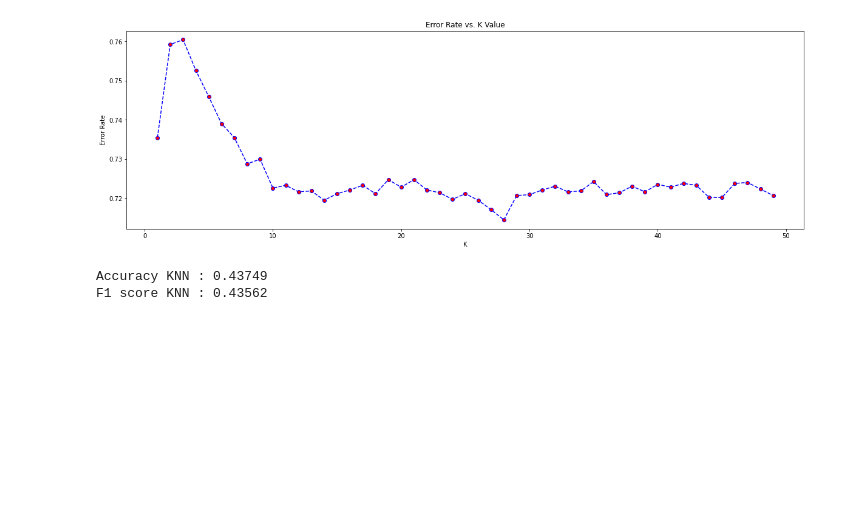
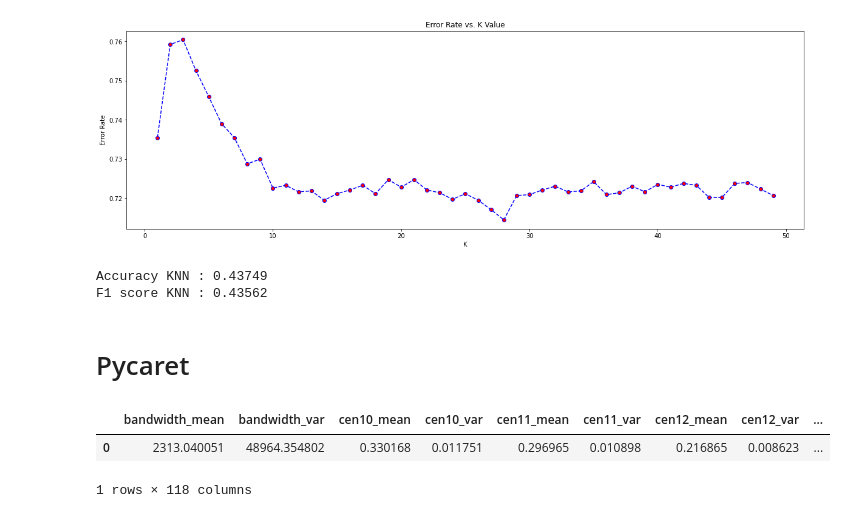
Before and after one commit to SprinTech/sound-recognizer, a Jupyter notebook: ml/notebooks/key_features/4.0 model_exploration.ipynb, the cells around one changed output. Cells and saved outputs as stored; diff of their text form; code cells hidden in the pictures; blank space fills up the shorter version.

Commit message:
pycaret analysis

```diff
--- a/ml/notebooks/key_features/4.0 model_exploration.ipynb
+++ b/ml/notebooks/key_features/4.0 model_exploration.ipynb
@@ -296,6 +263,17 @@ model_assess_scaled(knn, X, x_val, y_val, "KNN")
 # %% [output]
 Accuracy KNN : 0.43749
 F1 score KNN : 0.43562
+# %% [markdown]
+# Pycaret
+# %%
+import pandas as pd
+train_df = pd.read_csv("../../data/02/30-30/30-30_train_df.csv", index_col=0)
+test_df = pd.read_csv("../../data/02/30-30/30-30_test_df.csv", index_col=0)
+train_df.head(1)
+# %% [output]
+|  | bandwidth_mean | bandwidth_var | cen10_mean | cen10_var | cen11_mean | cen11_var | cen12_mean | cen12_var | ... |
+| 0 | 2313.040051 | 48964.354802 | 0.330168 | 0.011751 | 0.296965 | 0.010898 | 0.216865 | 0.008623 | ... |
+1 rows × 118 columns
 # %%
 import pycaret.classification as cl
 import xgboost
```
Also changed, not shown: parts of 10 cells of this notebook, 6 other files.
